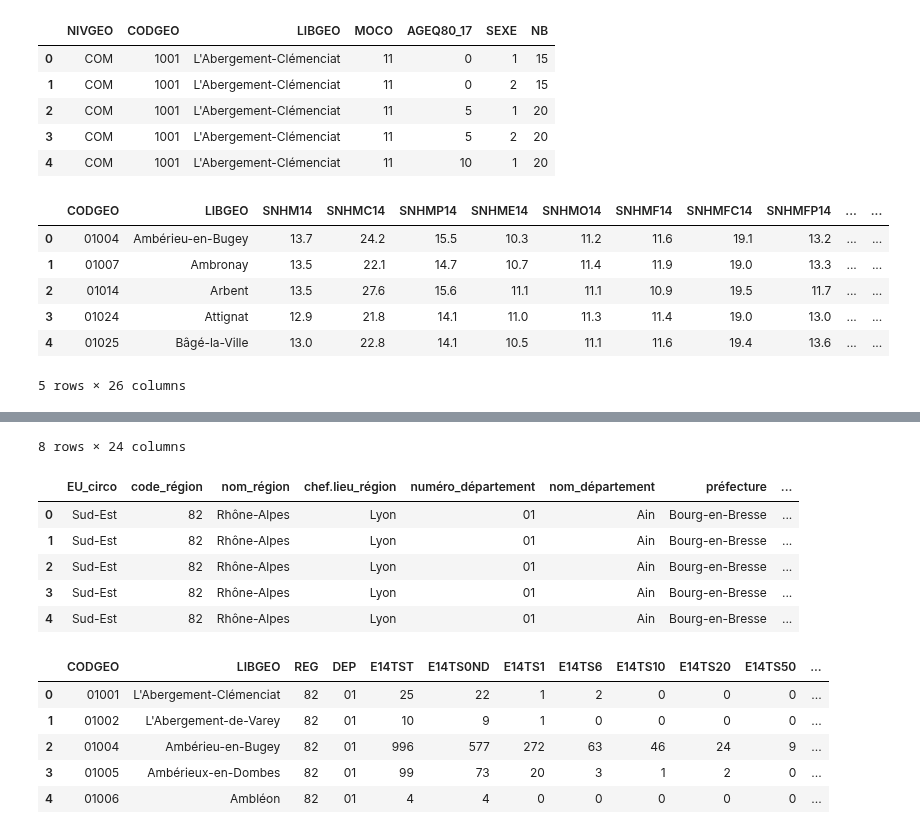
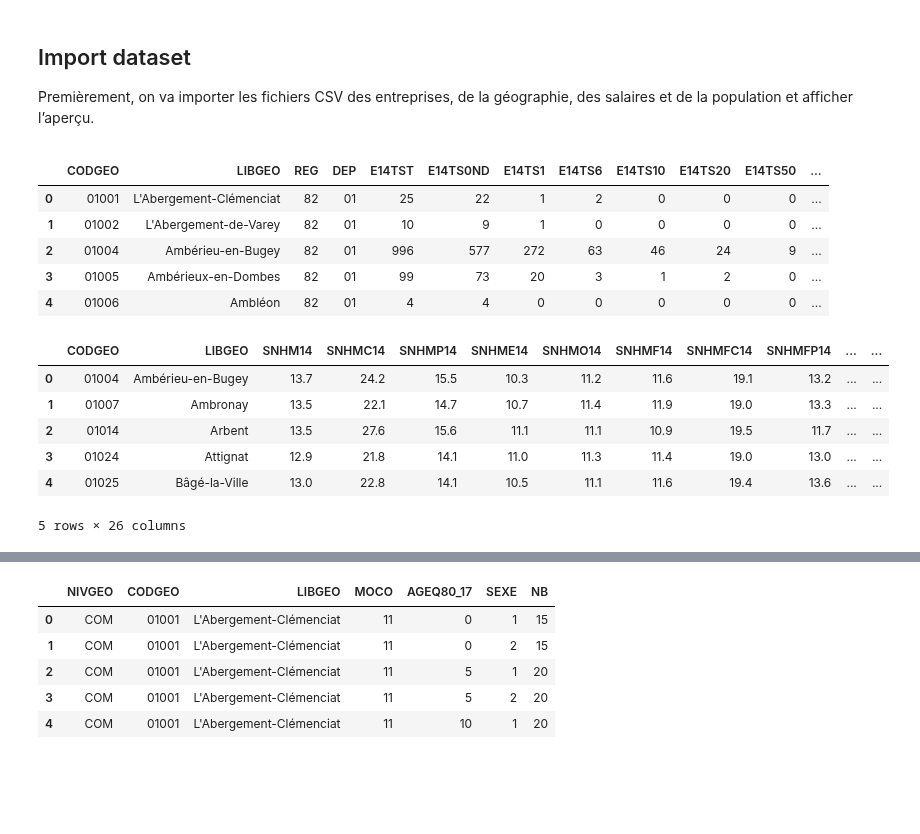
Before and after one commit to nkostiuk/french-industry, a Jupyter notebook: notebooks/first-investigationNK.ipynb, the cells around one changed output, grey strips where cells are left out. Drawn from its saved outputs; the diff is of its cells as text; code cells hidden in the pictures; blank space fills up the shorter version.

```diff
--- a/notebooks/first-investigationNK.ipynb
+++ b/notebooks/first-investigationNK.ipynb
@@ -7,27 +7,30 @@ import seaborn as sns
 #import os
 #current_dir = os.getcwd()
 #os.getcwd() test
+# %% [markdown]
+## Import dataset
+<p>Premièrement, on va importer les fichiers CSV des entreprises, de la géographie, des salaires et de la population et afficher l’aperçu.<p>
 # %%
-population = pd.read_csv('../data/population.csv', )
-display(population.head())
+# Import and review the data
+
+entreprise = pd.read_csv('../data/base_etablissement_par_tranche_effectif.csv')
+display(entreprise.head())
 
 salary = pd.read_csv('../data/net_salary_per_town_categories.csv')
 display(salary.head())
 
-display(salary.describe())
-
 name_geographic = pd.read_csv('../data/name_geographic_information.csv')
 display(name_geographic.head())
 
-entreprise = pd.read_csv('../data/base_etablissement_par_tranche_effectif.csv')
-display(entreprise.head())
+population = pd.read_csv('../data/population.csv', dtype={'CODGEO': object} )
+display(population.head())
 # %% [output]
-|  | NIVGEO | CODGEO | LIBGEO | MOCO | AGEQ80_17 | SEXE | NB |
-| 0 | COM | 1001 | L'Abergement-Clémenciat | 11 | 0 | 1 | 15 |
-| 1 | COM | 1001 | L'Abergement-Clémenciat | 11 | 0 | 2 | 15 |
-| 2 | COM | 1001 | L'Abergement-Clémenciat | 11 | 5 | 1 | 20 |
-| 3 | COM | 1001 | L'Abergement-Clémenciat | 11 | 5 | 2 | 20 |
-| 4 | COM | 1001 | L'Abergement-Clémenciat | 11 | 10 | 1 | 20 |
+|  | CODGEO | LIBGEO | REG | DEP | E14TST | E14TS0ND | E14TS1 | E14TS6 | E14TS10 | E14TS20 | E14TS50 | ... |
+| 0 | 01001 | L'Abergement-Clémenciat | 82 | 01 | 25 | 22 | 1 | 2 | 0 | 0 | 0 | ... |
+| 1 | 01002 | L'Abergement-de-Varey | 82 | 01 | 10 | 9 | 1 | 0 | 0 | 0 | 0 | ... |
+| 2 | 01004 | Ambérieu-en-Bugey | 82 | 01 | 996 | 577 | 272 | 63 | 46 | 24 | 9 | ... |
+| 3 | 01005 | Ambérieux-en-Dombes | 82 | 01 | 99 | 73 | 20 | 3 | 1 | 2 | 0 | ... |
+| 4 | 01006 | Ambléon | 82 | 01 | 4 | 4 | 0 | 0 | 0 | 0 | 0 | ... |
 |  | CODGEO | LIBGEO | SNHM14 | SNHMC14 | SNHMP14 | SNHME14 | SNHMO14 | SNHMF14 | SNHMFC14 | SNHMFP14 | ... | ... |
 | 0 | 01004 | Ambérieu-en-Bugey | 13.7 | 24.2 | 15.5 | 10.3 | 11.2 | 11.6 | 19.1 | 13.2 | ... | ... |
 | 1 | 01007 | Ambronay | 13.5 | 22.1 | 14.7 | 10.7 | 11.4 | 11.9 | 19.0 | 13.3 | ... | ... |
@@ -47,13 +47,6 @@ display(entreprise.head())
-8 rows × 24 columns
-|  | EU_circo | code_région | nom_région | chef.lieu_région | numéro_département | nom_département | préfecture | ... |
-| 0 | Sud-Est | 82 | Rhône-Alpes | Lyon | 01 | Ain | Bourg-en-Bresse | ... |
-| 1 | Sud-Est | 82 | Rhône-Alpes | Lyon | 01 | Ain | Bourg-en-Bresse | ... |
-| 2 | Sud-Est | 82 | Rhône-Alpes | Lyon | 01 | Ain | Bourg-en-Bresse | ... |
-| 3 | Sud-Est | 82 | Rhône-Alpes | Lyon | 01 | Ain | Bourg-en-Bresse | ... |
-| 4 | Sud-Est | 82 | Rhône-Alpes | Lyon | 01 | Ain | Bourg-en-Bresse | ... |
+|  | NIVGEO | CODGEO | LIBGEO | MOCO | AGEQ80_17 | SEXE | NB |
+| 0 | COM | 01001 | L'Abergement-Clémenciat | 11 | 0 | 1 | 15 |
+| 1 | COM | 01001 | L'Abergement-Clémenciat | 11 | 0 | 2 | 15 |
+| 2 | COM | 01001 | L'Abergement-Clémenciat | 11 | 5 | 1 | 20 |
+| 3 | COM | 01001 | L'Abergement-Clémenciat | 11 | 5 | 2 | 20 |
+| 4 | COM | 01001 | L'Abergement-Clémenciat | 11 | 10 | 1 | 20 |
-|  | CODGEO | LIBGEO | REG | DEP | E14TST | E14TS0ND | E14TS1 | E14TS6 | E14TS10 | E14TS20 | E14TS50 | ... |
-| 0 | 01001 | L'Abergement-Clémenciat | 82 | 01 | 25 | 22 | 1 | 2 | 0 | 0 | 0 | ... |
-| 1 | 01002 | L'Abergement-de-Varey | 82 | 01 | 10 | 9 | 1 | 0 | 0 | 0 | 0 | ... |
-| 2 | 01004 | Ambérieu-en-Bugey | 82 | 01 | 996 | 577 | 272 | 63 | 46 | 24 | 9 | ... |
-| 3 | 01005 | Ambérieux-en-Dombes | 82 | 01 | 99 | 73 | 20 | 3 | 1 | 2 | 0 | ... |
-| 4 | 01006 | Ambléon | 82 | 01 | 4 | 4 | 0 | 0 | 0 | 0 | 0 | ... |
```
Also changed, not shown: parts of 20 cells of this notebook, 1 other file.
